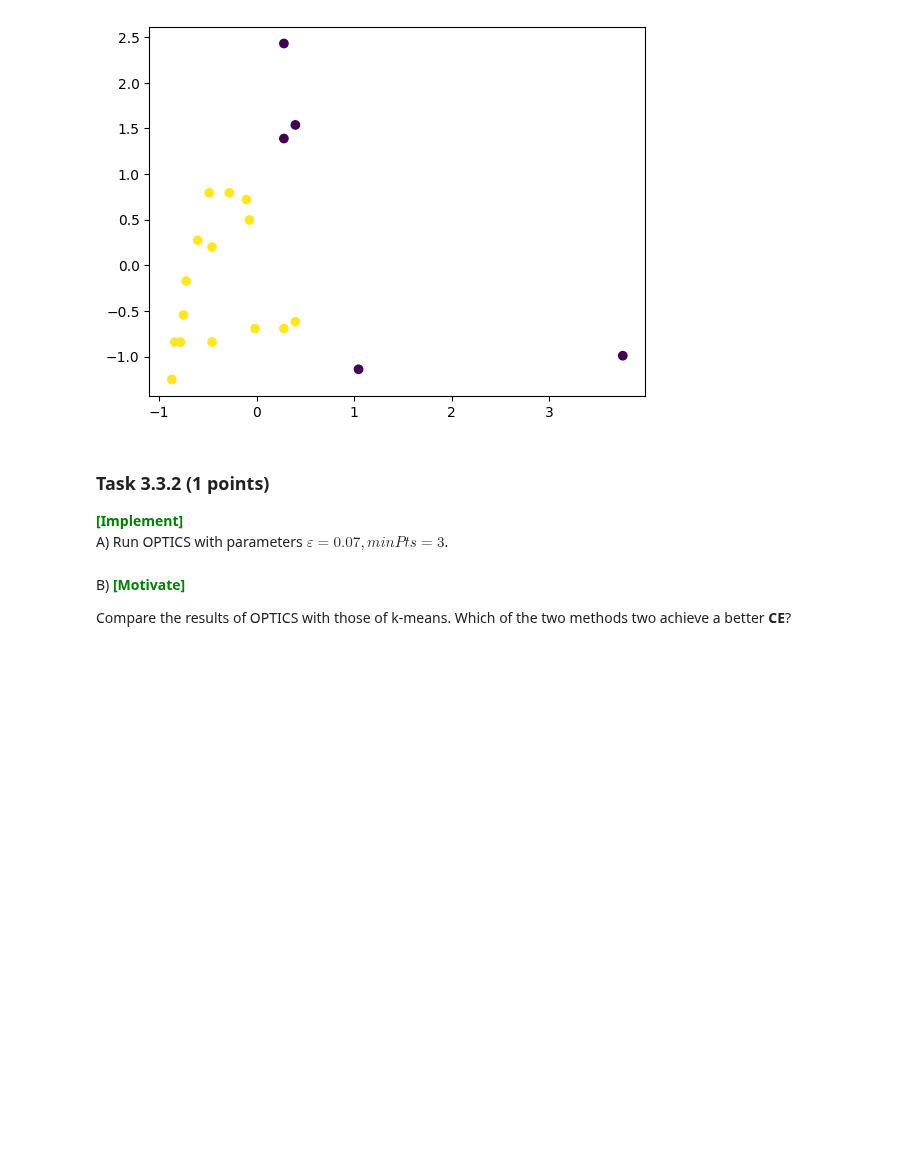
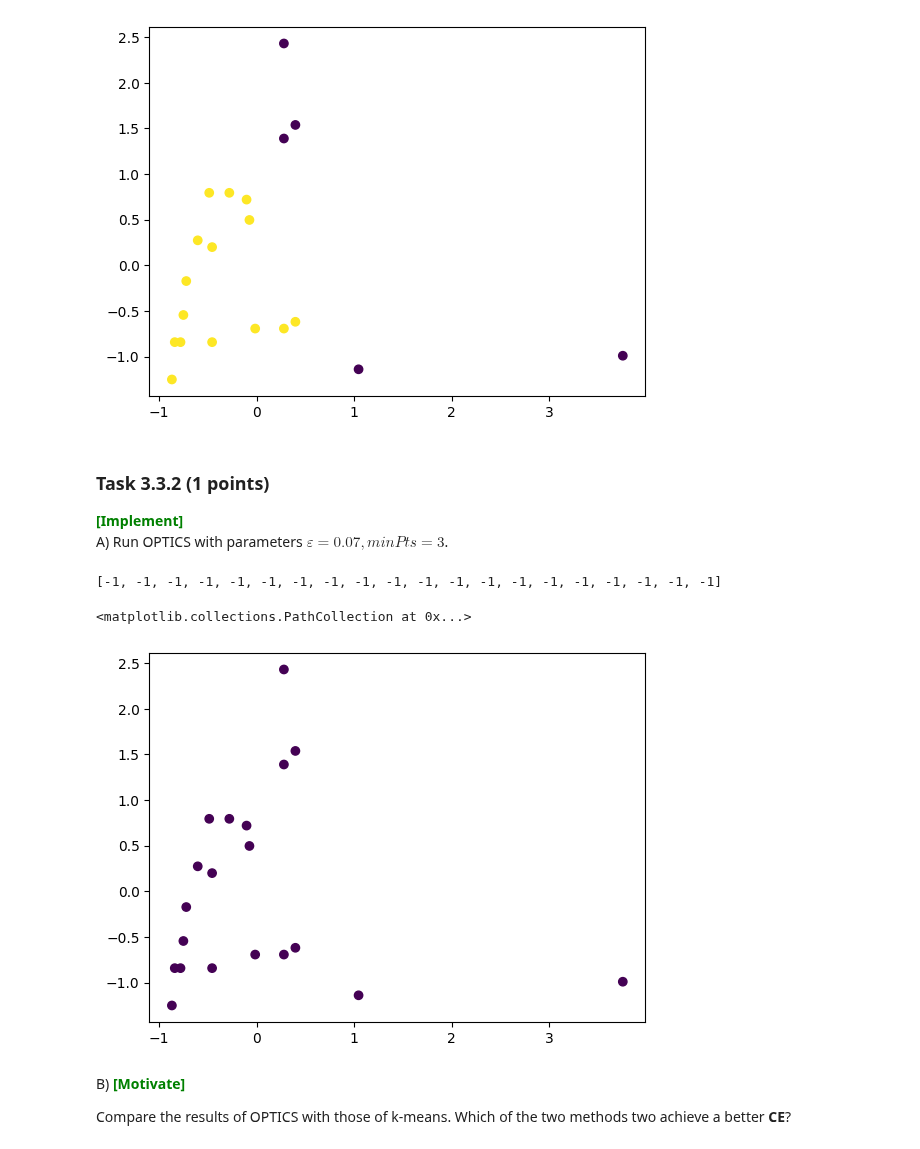
Before and after one commit to Joac1137/dm2023-exercises, a Jupyter notebook: handins/handin1.ipynb, the cells around one changed output. Drawn from its saved outputs; the diff is of its cells as text; code cells hidden in the pictures; blank space fills up the shorter version.

```diff
--- a/handins/handin1.ipynb
+++ b/handins/handin1.ipynb
@@ -1334,9 +1341,14 @@ plt.scatter(X_scaled[:, 0], X_scaled[:, 1], c =clusters)
 A) Run OPTICS with parameters $\varepsilon=0.07, minPts=3$. <br>
 # %%
 ### YOUR CODE HERE
-
-
+res, clusters =optics(X_scaled,0.07,3)
+print(clusters)
+plt.scatter(X_scaled[:, 0], X_scaled[:, 1], c =clusters)
 ### YOUR CODE HERE
+# %% [output]
+[-1, -1, -1, -1, -1, -1, -1, -1, -1, -1, -1, -1, -1, -1, -1, -1, -1, -1, -1, -1]
+<matplotlib.collections.PathCollection at 0x...>
+[figure, added]
 # %% [markdown]
 B) <span style='color: green'>**\[Motivate\]**</span><br>
 
```
Also changed, not shown: parts of 4 cells of this notebook, 1 other file.
